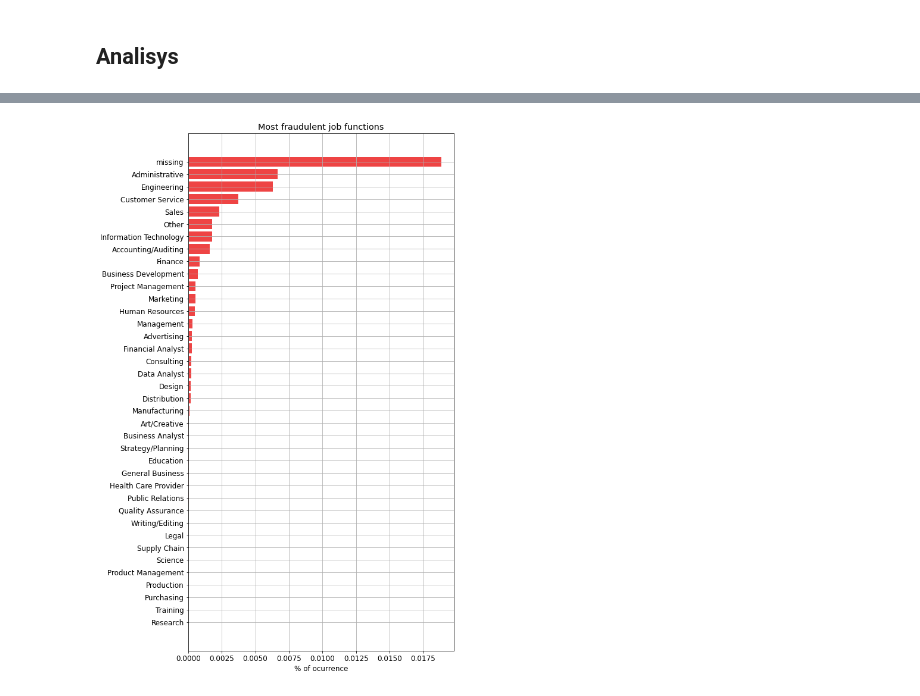
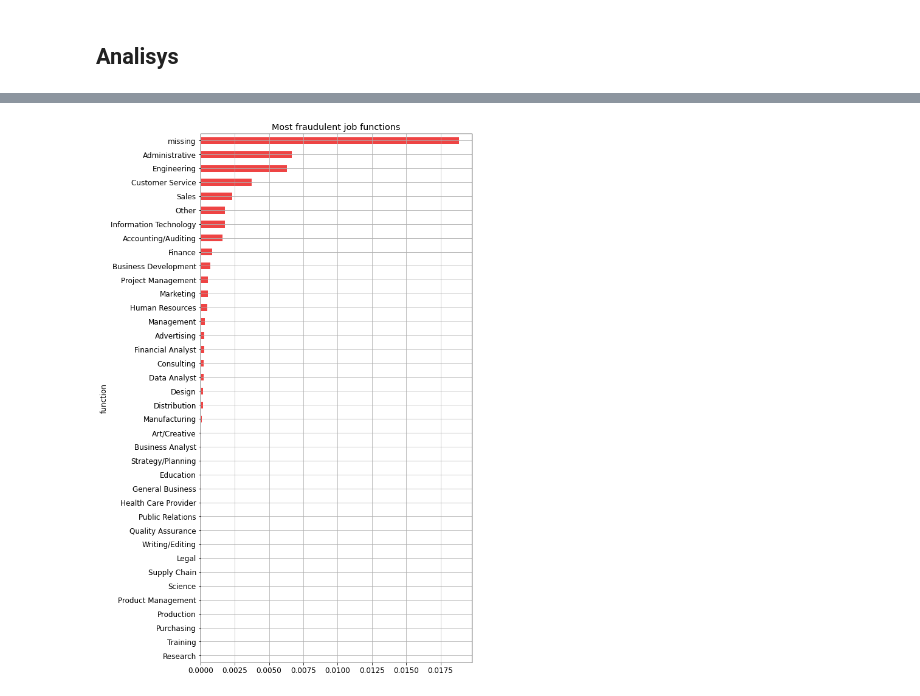
Before and after one commit to FelixLuciano/Fake-JobPosting-Prediction, a Jupyter notebook: notebooks/Exploratory_analysis.ipynb, the cells around one changed output, grey strips where cells are left out. Cells and saved outputs as stored; diff of their text form; code cells hidden in the pictures.

```diff
--- a/notebooks/Exploratory_analysis.ipynb
+++ b/notebooks/Exploratory_analysis.ipynb
@@ -165,14 +153,11 @@ plt.show()
 # %%
 function_cross = pd.crosstab(df["function"], df["fraudulent"], normalize=True)
 function_cross_filtered = function_cross["yes"].sort_values()
 
 plt.figure(figsize=(8, 16))
-plt.title("Most fraudulent job functions")
-plt.barh(function_cross_filtered.index, function_cross_filtered.values, color="#E44")
-plt.xlabel("% of ocurrence")
-plt.grid()
+function_cross_filtered.plot(title="Most fraudulent job functions", kind="barh", color="#E44", grid=True)
 plt.rcParams["font.size"] = "12"
 plt.savefig("plots/most_fraudulent_job_functions.png", dpi=300)
 plt.show()
 # %% [output]
-[figure, old version]
+[figure, new version]
```
Also changed, not shown: parts of 5 cells of this notebook, 7 other files.
